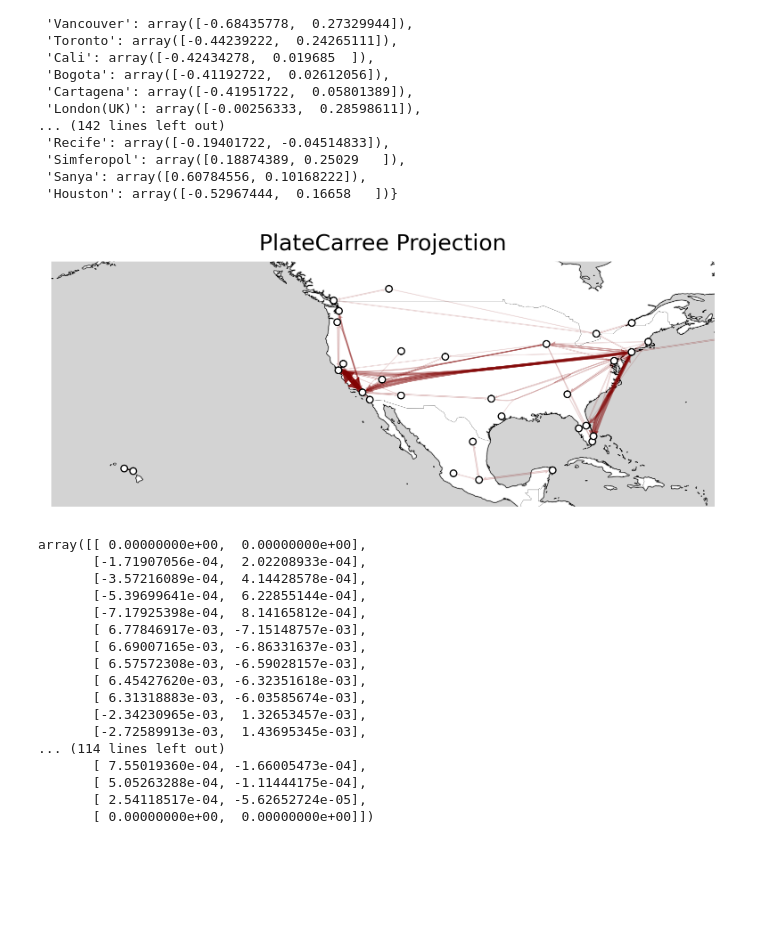
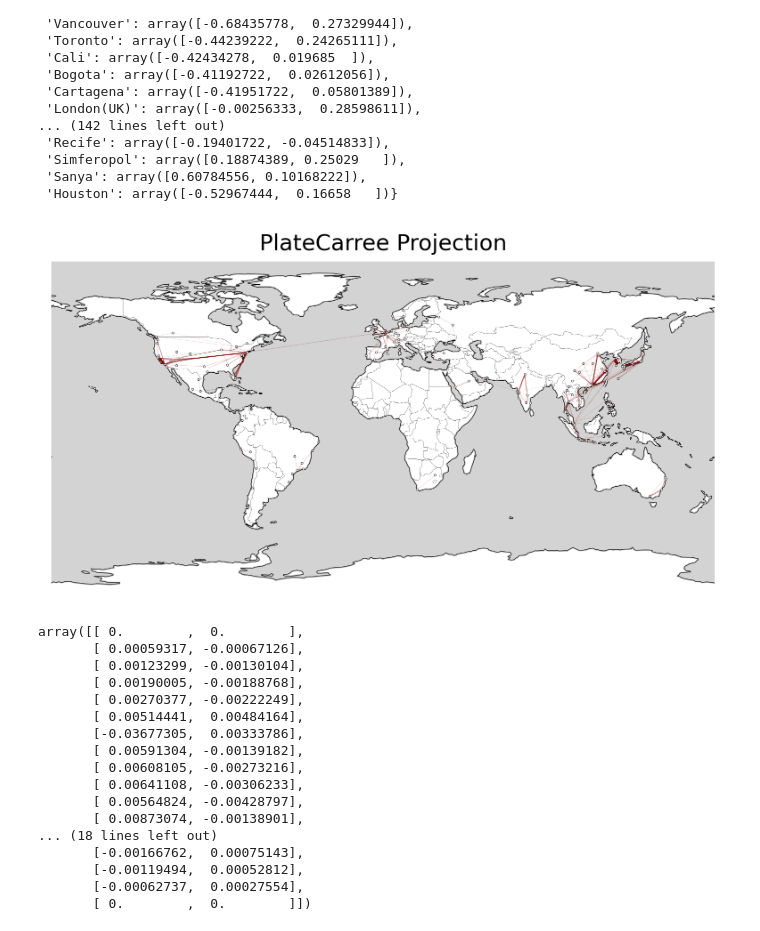
Before and after one commit to mattk7/epidemic-intelligence, a Jupyter notebook: junkdrawer/Untitled1.ipynb, the cells around one changed output. Cells and saved outputs as stored; diff of their text form; code cells hidden in the pictures; blank space fills up the shorter version.

```diff
--- a/junkdrawer/Untitled1.ipynb
+++ b/junkdrawer/Untitled1.ipynb
@@ -380,10 +380,10 @@ from fdeb import fdeb
 weights = ((results['exportations'].values).to_numpy() / results['exportations'].max())**2
 weights
 dec = np.array([scaled_pos[y] for x in edges for y in x]).reshape(-1, 2, 2)
-fdeb_paths = dict(zip(edges, fdeb(dec,
+fdeb_paths = dict(zip(edges, wfdeb(dec,
                                   lr=.004, lr_reduction=.5, K=-44, \
                                   # W=weights,
-                                  compat_threshold=.75, n_cycles = 8,
+                                  compat_threshold=.75, n_cycles = 6,
                                  )*180))
 # %%
 def normalize_dict_values(input_dict):
@@ -407,10 +407,10 @@ projection = ccrs.PlateCarree
 
 # Create a map using Cartopy
 fig, ax = plt.subplots(subplot_kw={'projection': projection(central_longitude=0)}, dpi=300)
-ax.set_extent([-170, -60, 15, 40]) # US
+# ax.set_extent([-170, -60, 15, 40]) # US
 # ax.set_extent([-30, 30, 35, 60]) # Europe
 # ax.set_extent([80, 150, -10, 50]) # East Asia
-# ax.set_extent([-180, 180, -90, 90]) # world
+ax.set_extent([-180, 180, -90, 90]) # world
 
 # Add features to the map (coastlines, borders, etc.)
 # uses https://scitools.org.uk/cartopy/docs/latest/reference/generated/cartopy.mpl.feature_artist.FeatureArtist.html
@@ -440,54 +440,54 @@ netgraph.Graph(
 
 # for nodes, path in fdeb_paths.items():
 #     ax.plot(path[:, 0], path[:, 1],
 #             # color=cmap(norm_weights[nodes]),
 #             color='maroon',
 #             linewidth=norm_weights[nodes]*3,
 #             alpha=max(min((norm_weights[nodes]**1/3)*5, .4), 0),
 #             transform=ccrs.PlateCarree()
 #             )
 
 
 # for node, loc in node_layout.items():
 
 #     # circular node
 #     ax.plot(loc[0], loc[1],
 #             'o', color='navy', markersize=4,
 #             markeredgecolor='black', markeredgewidth=0,
 #             transform=ccrs.PlateCarree())
 
 #     # Add text above the node with a box
 #     ax.text(loc[0], loc[1] + 0, node,
 #             fontsize=5, fontweight='bold', color = '#4a4a4a',
 #             ha='center', va='bottom',
 #             bbox=dict(facecolor='white', edgecolor='black', boxstyle='round,pad=0.3'),
 #             transform=ccrs.PlateCarree())
 
 plt.title(f'{projection.__name__} Projection')
 plt.savefig('worldexample')
 plt.show()
 # %% [output]
-[figure, old version]
+[figure, new version]
 # %%
 fdeb_paths[('LosAngeles', 'SanFrancisco')] - fdeb_paths[('SanFrancisco', 'LosAngeles')][::-1]
 # %% [output]
-array([[ 0.00000000e+00,  0.00000000e+00],
-       [-1.71907056e-04,  2.02208933e-04],
-       [-3.57216089e-04,  4.14428578e-04],
-       [-5.39699641e-04,  6.22855144e-04],
-       [-7.17925398e-04,  8.14165812e-04],
-       [ 6.77846917e-03, -7.15148757e-03],
-       [ 6.69007165e-03, -6.86331637e-03],
-       [ 6.57572308e-03, -6.59028157e-03],
-       [ 6.45427620e-03, -6.32351618e-03],
-       [ 6.31318883e-03, -6.03585674e-03],
-       [-2.34230965e-03,  1.32653457e-03],
-       [-2.72589913e-03,  1.43695345e-03],
-... (114 lines left out)
-       [ 7.55019360e-04, -1.66005473e-04],
-       [ 5.05263288e-04, -1.11444175e-04],
-       [ 2.54118517e-04, -5.62652724e-05],
-       [ 0.00000000e+00,  0.00000000e+00]])
+array([[ 0.        ,  0.        ],
+       [ 0.00059317, -0.00067126],
+       [ 0.00123299, -0.00130104],
+       [ 0.00190005, -0.00188768],
+       [ 0.00270377, -0.00222249],
+       [ 0.00514441,  0.00484164],
+       [-0.03677305,  0.00333786],
+       [ 0.00591304, -0.00139182],
+       [ 0.00608105, -0.00273216],
+       [ 0.00641108, -0.00306233],
+       [ 0.00564824, -0.00428797],
+       [ 0.00873074, -0.00138901],
+... (18 lines left out)
+       [-0.00166762,  0.00075143],
+       [-0.00119494,  0.00052812],
+       [-0.00062737,  0.00027554],
+       [ 0.        ,  0.        ]])
 # %%
 fdeb_paths[('Chicago', 'NewYork')] - fdeb_paths[('NewYork', 'Chicago')][::-1]
 # %% [output]
```
Also changed, not shown: parts of 1 cell of this notebook, 16 other files.
